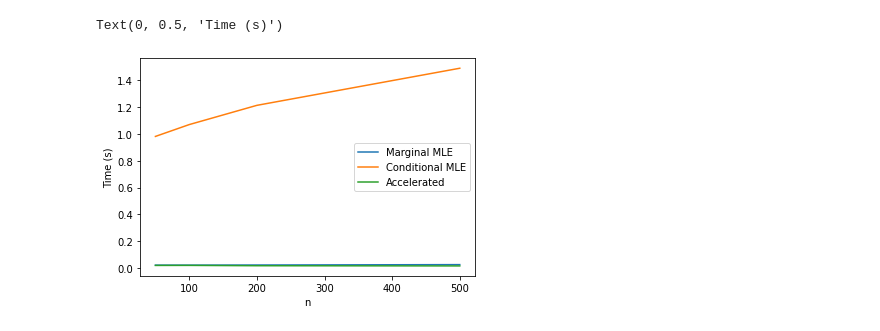
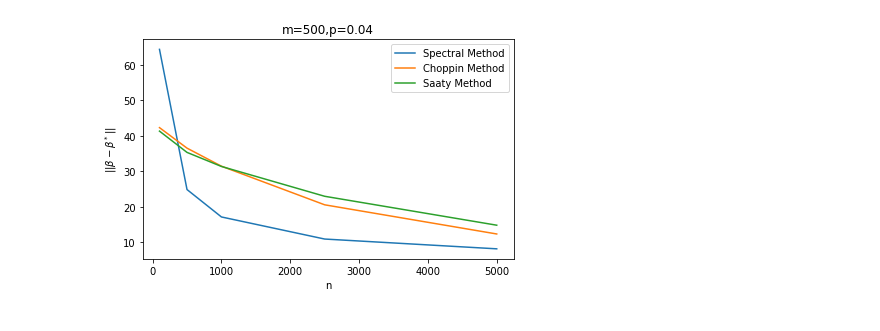
Before and after one commit to dnguyen1196/spectral-rasch, a Jupyter notebook: notebooks/synthetic.ipynb, the cells around one changed output. Saved outputs shown, nothing was run; the diff lists cells and outputs as text; code cells hidden in the pictures.

```diff
--- a/notebooks/synthetic.ipynb
+++ b/notebooks/synthetic.ipynb
@@ -44,13 +24,9 @@ np.linalg.norm(z_est_ase - z)/np.linalg.norm(z)
 # %%
 def relative_betas_error(beta, betah):
-    return np.linalg.norm(beta - betah)/np.linalg.norm(beta)
+    assert(len(beta) == len(betah))
+    beta_norm = beta - np.mean(beta)
+    betah_norm = betah - np.mean(betah)
+    return np.linalg.norm(beta_norm - betah_norm)
 
-def relative_z_error(beta, betah):
-    z = np.exp(beta)
-    z /= np.sum(z)
-    zh = np.exp(betah)
-    zh /= np.sum(zh)
+def relative_z_error(z, zh):
     return np.linalg.norm(z - zh)/np.linalg.norm(z)
-
-def relative_z_err(z, zh):
-    return np.linalg.norm(z - zh)/np.linalg.norm(z)
@@ -176,25 +139,22 @@ n=500, m=10, ASE=0.26027811698619513 (0.0010433292388916016), CMLE=0.25543991045
+# %%
+errors_ase_arr = np.array(errors_ase_arr)
+errors_choppin_arr = np.array(errors_choppin_arr)
+errors_garner_arr = np.array(errors_garner_arr)
+errors_saaty_arr = np.array(errors_saaty_arr)
 # %%
-plt.plot(n_array, errors_mmle_arr, label="Marginal MLE")
-plt.plot(n_array, errors_cmle_arr, label="Conditional MLE")
-plt.plot(n_array, errors_ase_arr, label="Accelerated Spectral Method")
-# plt.plot(n_array, errors_choppin_arr, label="Choppin Method")
-# plt.plot(n_array, errors_garner_arr, label="Garner Method")
-# plt.plot(n_array, errors_saaty_arr, label="Saaty Method")
+# plt.plot(n_array, np.mean(errors_mmle_arr, 1), label="Marginal MLE")
+# plt.plot(n_array, np.mean(errors_cmle_arr, 1), label="Conditional MLE")
+plt.plot(n_array, np.mean(errors_ase_arr, 1), label="Spectral Method")
+plt.plot(n_array, np.mean(errors_choppin_arr, 1), label="Choppin Method")
+plt.plot(n_array, np.mean(errors_saaty_arr, 1), label="Saaty Method")
 
 
 plt.legend()
-plt.title(rf"m={m},p=sqrt(log m/n)")
+plt.title(rf"m={m},p={p}")
 plt.xlabel("n")
-plt.ylabel(r'$|| \beta - \beta^*||/||\beta^*|| $')
+plt.ylabel(r'$|| \beta - \beta^*||$')
+plt.tight_layout()
+plt.savefig(f"pics/eigen_vector_methods_m={m}_p={p}.png")
 # plt.title(r'$d = mnp^2$, $p = \sqrt{\log m/n}$')
+# %% [output]
+[figure, added]
-# %%
-plt.plot(n_array, time_mmle_arr, label="Marginal MLE")
-plt.plot(n_array, time_cmle_arr, label="Conditional MLE")
-plt.plot(n_array, time_ase_arr, label="Accelerated")
-
-plt.legend()
-plt.xlabel("n")
-plt.ylabel('Time (s)')
-# %% [output]
-Text(0, 0.5, 'Time (s)')
-[figure, removed]
```
Also changed, not shown: parts of 7 cells of this notebook, 23 other files.
